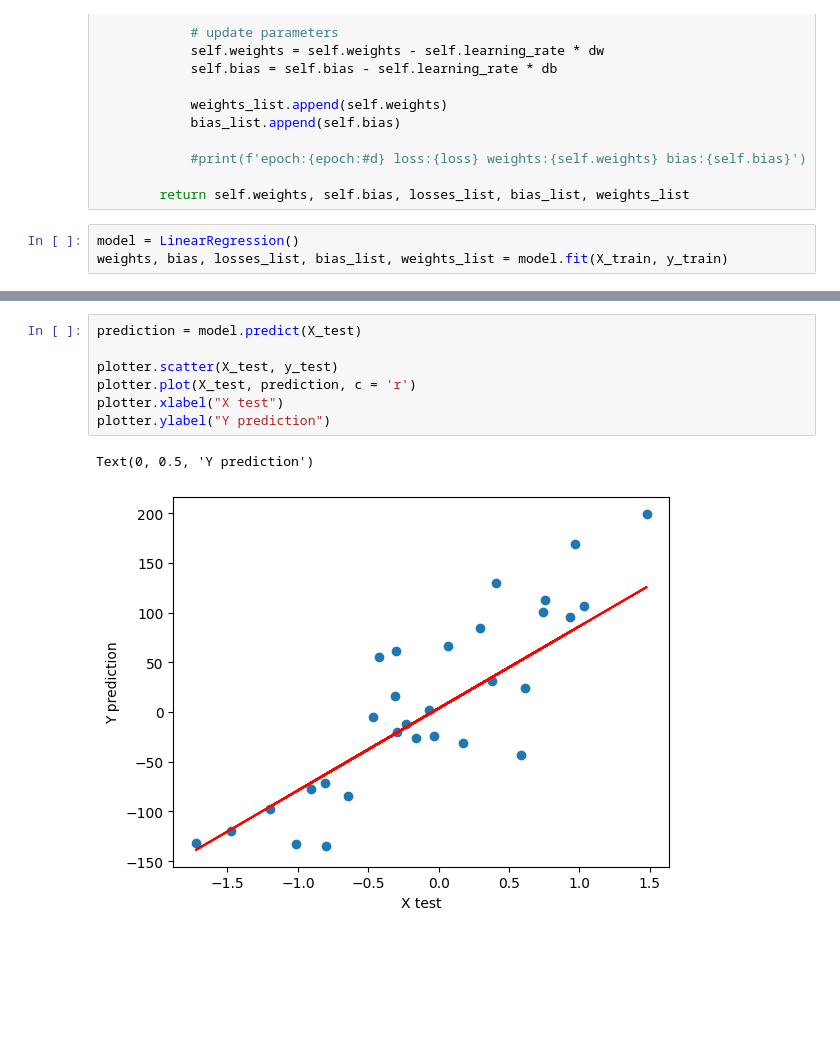
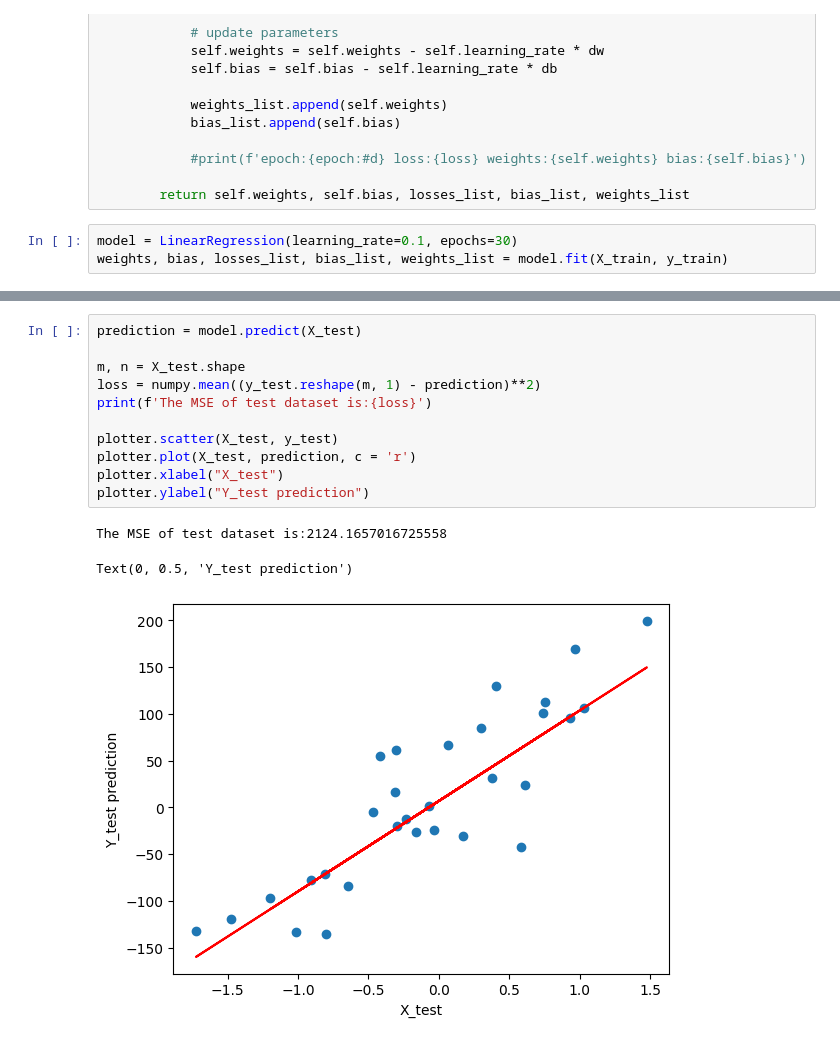
Before and after one commit to bisaacma-iteso/aprendizaje_automatico, a Jupyter notebook: aprendiendo-machin/notebooks/1.bima_linear_regression.ipynb, the cells around one changed output, grey strips where cells are left out. Drawn from its saved outputs; the diff is of its cells as text; blank space fills up the shorter version.

Commit message:
fix(tarea2): Fix learning_rate, epochs and y_test shape

```diff
--- a/aprendiendo-machin/notebooks/1.bima_linear_regression.ipynb
+++ b/aprendiendo-machin/notebooks/1.bima_linear_regression.ipynb
@@ -92,7 +92,7 @@ class LinearRegression:
 
         return self.weights, self.bias, losses_list, bias_list, weights_list
 # %%
-model = LinearRegression()
+model = LinearRegression(learning_rate=0.1, epochs=30)
 weights, bias, losses_list, bias_list, weights_list = model.fit(X_train, y_train)
 # %%
 plotter.subplot(1, 3, 1)
@@ -125,10 +125,15 @@ Text(0, 0.5, 'Y prediction')
 # %%
 prediction = model.predict(X_test)
 
+m, n = X_test.shape
+loss = numpy.mean((y_test.reshape(m, 1) - prediction)**2)
+print(f'The MSE of test dataset is:{loss}')
+
 plotter.scatter(X_test, y_test)
 plotter.plot(X_test, prediction, c = 'r')
-plotter.xlabel("X test")
-plotter.ylabel("Y prediction")
+plotter.xlabel("X_test")
+plotter.ylabel("Y_test prediction")
 # %% [output]
-Text(0, 0.5, 'Y prediction')
+The MSE of test dataset is:2124.1657016725558
+Text(0, 0.5, 'Y_test prediction')
-[figure, old version]
+[figure, new version]
```
Also changed, not shown: parts of 2 cells of this notebook.
